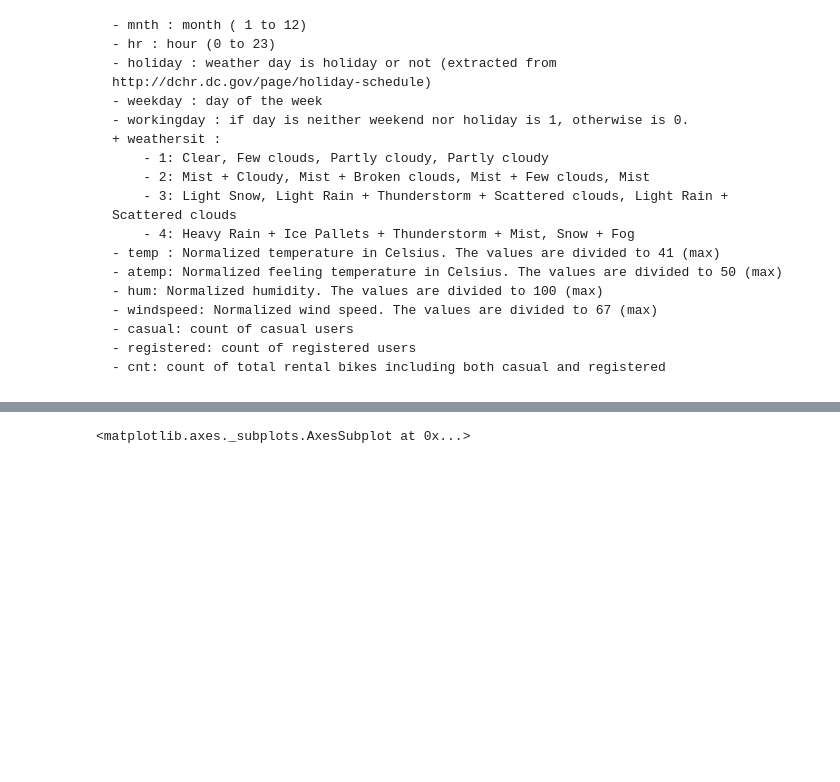
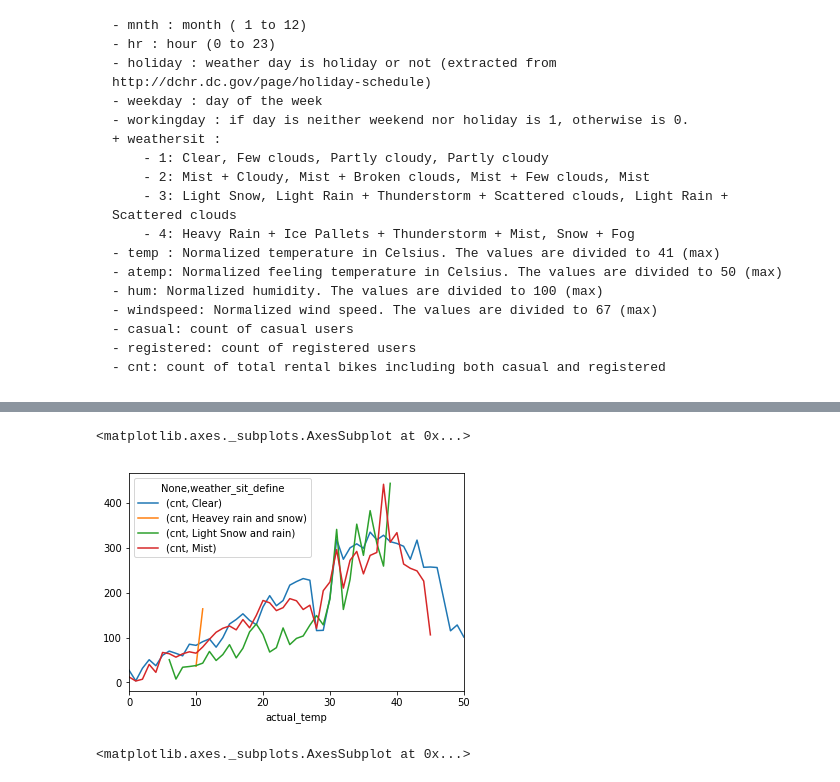
Before and after one commit to srbhmitt/Experiments_AI, a Jupyter notebook: Linear regression on bikeshare dataset.ipynb, the cells around one changed output, grey strips where cells are left out. Drawn from its saved outputs; the diff is of its cells as text; code cells hidden in the pictures; blank space fills up the shorter version.

```diff
--- a/Linear regression on bikeshare dataset.ipynb
+++ b/Linear regression on bikeshare dataset.ipynb
@@ -87,3 +81,22 @@ bikeshare_df.groupby(['seasons_defined','hr']).mean()[['cnt']].loc['Winter'].plo
+# %%
+def weather_sit(x):
+    if x == 1:
+        return 'Clear'
+    elif x ==2:
+        return 'Mist'
+    elif x ==3:
+        return 'Light Snow and rain'
+    elif x ==4:
+        return 'Heavey rain and snow'
+
+bikeshare_df['weather_sit_define'] = bikeshare_df['weathersit'].apply(weather_sit)
+# %%
+bikeshare_df['actual_temp'] = (bikeshare_df['atemp']*50).round().astype(int)
+
+bikeshare_df.groupby(['actual_temp','weather_sit_define']).mean()[['cnt']].unstack().plot.line()
+# %% [output]
+<matplotlib.axes._subplots.AxesSubplot at 0x...>
+[figure, added]
 # %%
 #Let's plot the total number of rentals and see how is looks like
 
```
Also changed, not shown: parts of 27 cells of this notebook, 2 other files.
